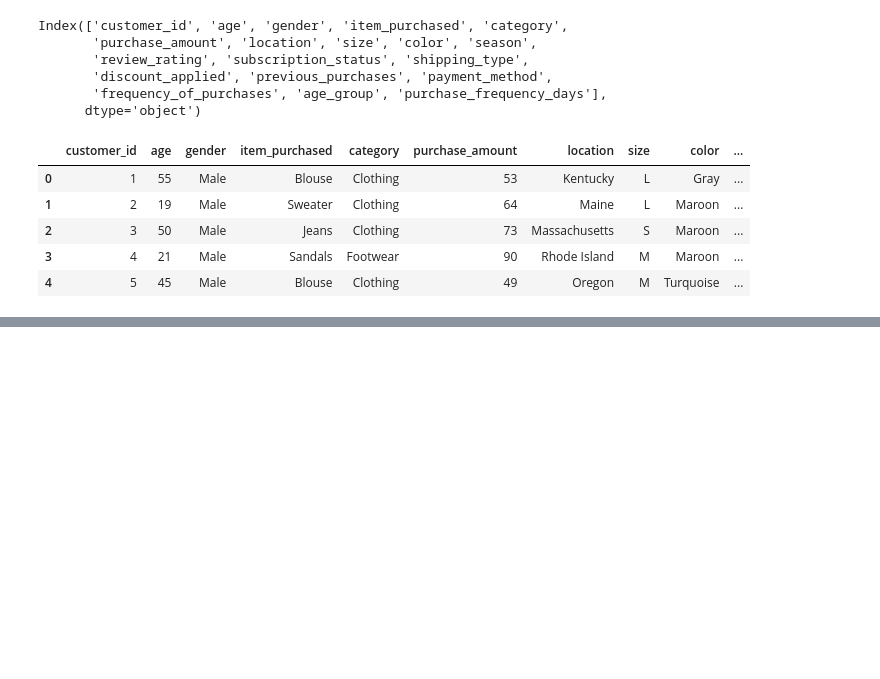
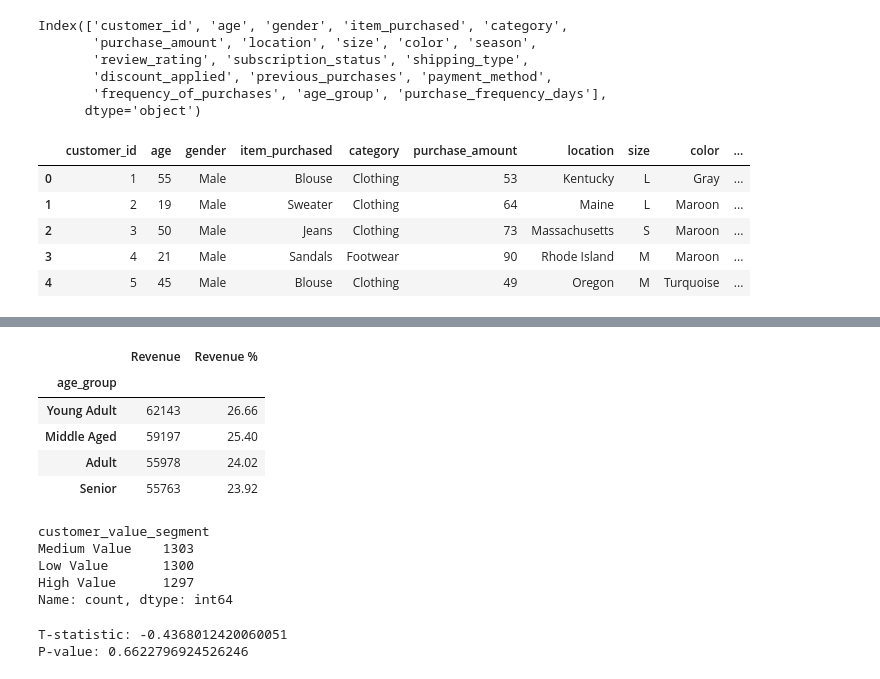
Before and after one commit to sayonyyy/customer_trends_data_analysis-SQL-Python-PowerBI, a Jupyter notebook: customer_shopping_behaviour_analysis.ipynb, the cells around one changed output, grey strips where cells are left out. Saved outputs shown, nothing was run; the diff lists cells and outputs as text; code cells hidden in the pictures; blank space fills up the shorter version.

Commit message:
updated readme, added A/B testing and Pareto Analysis

```diff
--- a/customer_shopping_behaviour_analysis.ipynb
+++ b/customer_shopping_behaviour_analysis.ipynb
@@ -237,0 +280,22 @@ pd.read_sql("SELECT * FROM customer LIMIT 5", con=engine)
+# %%
+# Add Revenue Concentration Analysis
+
+revenue_by_segment = (
+    df.groupby('age_group')['purchase_amount']
+      .sum()
+      .sort_values(ascending=False)
+)
+
+revenue_share = revenue_by_segment / revenue_by_segment.sum() * 100
+
+pd.DataFrame({
+    'Revenue': revenue_by_segment,
+    'Revenue %': revenue_share.round(2)
+})
+# %% [output]
+|  | Revenue | Revenue % |
+| age_group |  |  |
+| Young Adult | 62143 | 26.66 |
+| Middle Aged | 59197 | 25.40 |
+| Adult | 55978 | 24.02 |
+| Senior | 55763 | 23.92 |
@@ -237,0 +318,16 @@ pd.read_sql("SELECT * FROM customer LIMIT 5", con=engine)
+# %%
+# Add Customer Value Segmentation
+
+df['customer_value_segment'] = pd.qcut(
+    df['purchase_amount'],
+    q=3,
+    labels=['Low Value', 'Medium Value', 'High Value']
+)
+
+df['customer_value_segment'].value_counts()
+# %% [output]
+customer_value_segment
+Medium Value    1303
+Low Value       1300
+High Value      1297
+Name: count, dtype: int64
@@ -237,0 +348,13 @@ pd.read_sql("SELECT * FROM customer LIMIT 5", con=engine)
+# %%
+# The Simple A/B Test
+
+subscribers = df[df['subscription_status'] == 'Yes']['purchase_amount']
+non_subscribers = df[df['subscription_status'] == 'No']['purchase_amount']
+
+t_stat, p_value = ttest_ind(subscribers, non_subscribers)
+
+print("T-statistic:", t_stat)
+print("P-value:", p_value)
+# %% [output]
+T-statistic: -0.4368012420060051
+P-value: 0.6622796924526246
```
Also changed, not shown: parts of 28 cells of this notebook, 1 other file.
